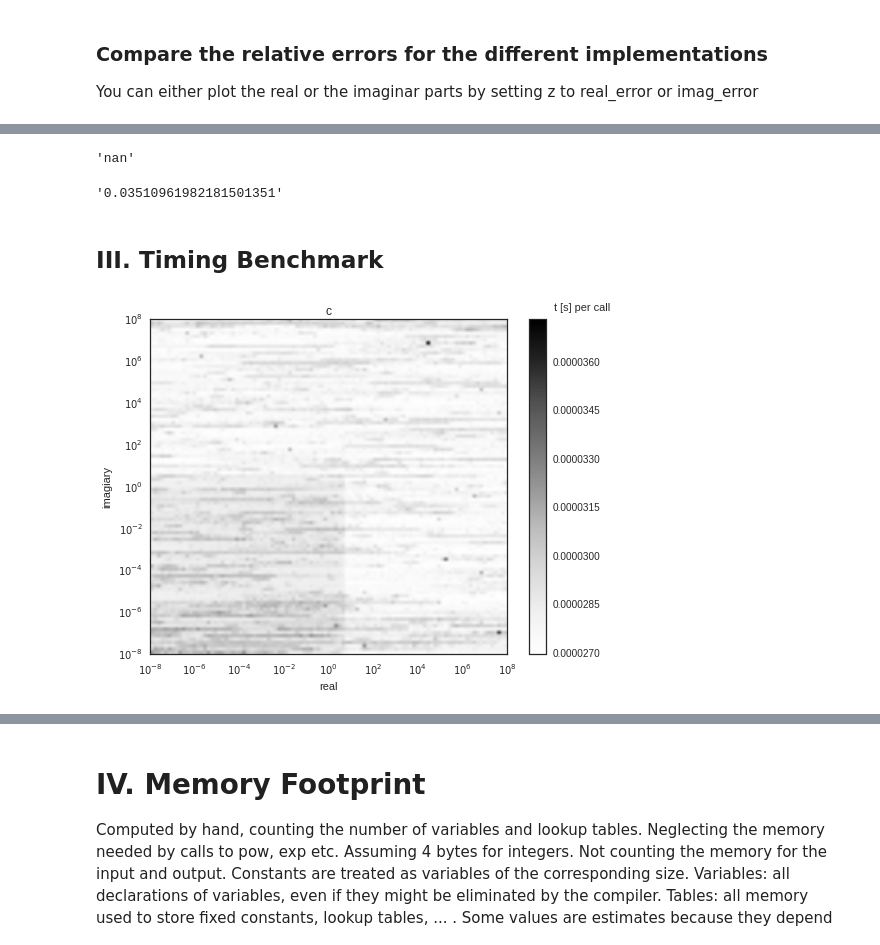
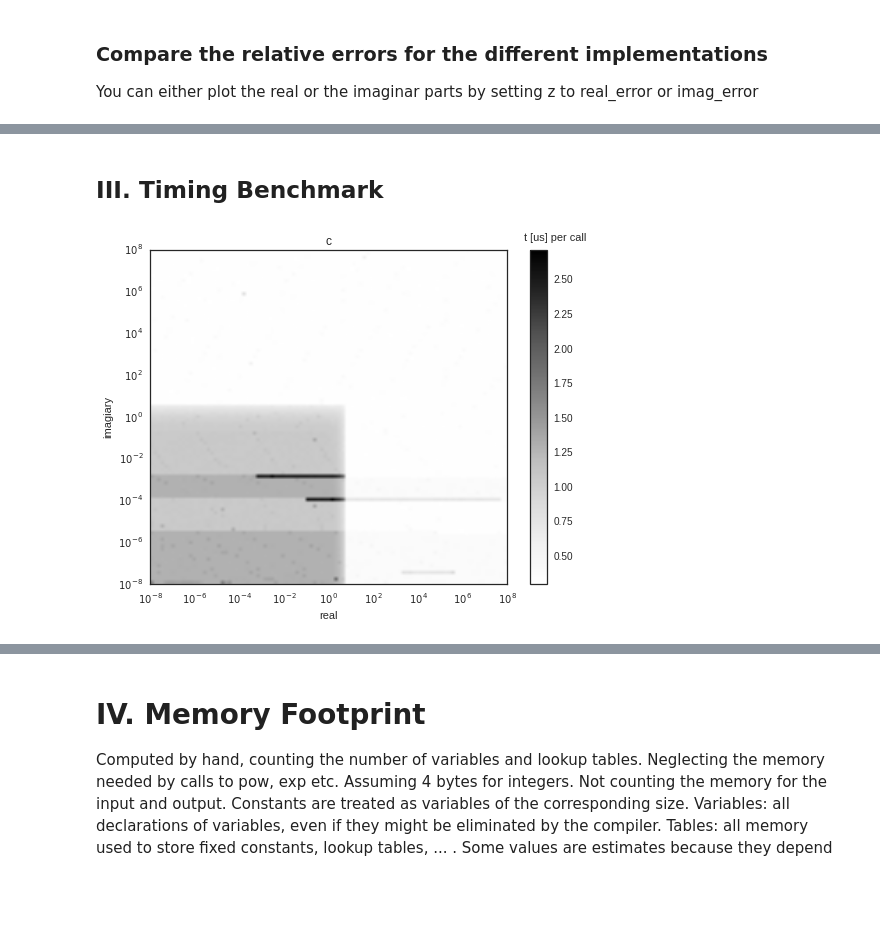
Before and after one commit to martinschwinzerl/faddeevas, a Jupyter notebook: benchmark.ipynb, the cells around one changed output, grey strips where cells are left out. Drawn from its saved outputs; the diff is of its cells as text; code cells hidden in the pictures; blank space fills up the shorter version.

Commit message:
All plots for accuracy correct now in terms of faddeeva algorithms.
CUDA adapted timing missing yet. Accuracy plots to be improved graphically.

```diff
--- a/benchmark.ipynb
+++ b/benchmark.ipynb
@@ -263,9 +254,9 @@ cpdef tuple wofz_def(np.ndarray[double, ndim=2, mode="c"] in_real,
             wofz(in_real[i, j], in_imag[i, j], &out_real[i, j], &out_imag[i, j])
     return (out_real, out_imag)
 # %%
-from cernlib_root_adapted_dfastimpl import wofz_def
+from cernlib_root_adapted_dfastimpl import wofz_cython
 
-wofz_impl['c-root-adapt-fast'] = wofz_def
+wofz_impl['c-root-adapt-fast'] = wofz_cython
 # %% [markdown]
 ### cernlib-root-adapted -DSINCOS
 # %%
@@ -294,9 +285,9 @@ cpdef tuple wofz_def(np.ndarray[double, ndim=2, mode="c"] in_real,
             wofz(in_real[i, j], in_imag[i, j], &out_real[i, j], &out_imag[i, j])
     return (out_real, out_imag)
 # %%
-from cernlib_root_adapted_dsincos import wofz_def
+from cernlib_root_adapted_dsincos import wofz_cython
 
-wofz_impl['c-root-adapt-sincos'] = wofz_def
+wofz_impl['c-root-adapt-sincos'] = wofz_cython
 # %% [markdown]
 ## II. Accuracy Benchmark
 # %% [markdown]
@@ -379,2 +370,0 @@ for implementation, function in wofz_impl.iteritems():
-# %%
-a, b = np.atleast_2d(800.), np.atleast_2d(900.)
@@ -384,17 +371,10 @@ res_mp = wofz_impl['mp'](a, b)
-# %%
-"%.20f"%res_cra[0]
-# %% [output]
-'nan'
-# %%
-"%.20f"%res_mp[0]
-# %% [output]
-'0.03510961982181501351'
 # %% [markdown]
 ## III. Timing Benchmark
 # %%
 def plot_timing(x,y,z, title):
     fig, ax = plt.subplots(figsize=(8,6))
     z = np.clip(a=z, a_min=1e-17, a_max=1e0)
+    z *= 1e6 # make us out of s
     im  = ax.imshow(
                    z.astype(np.float64),
                    origin="bottom",extent=[exp_min,exp_max,exp_min,exp_max],aspect='auto',
@@ -403,7 +383,7 @@ def plot_timing(x,y,z, title):
 
     # Plot look: axes, title, ticks, ...
     cbar = plt.colorbar(im)
-    cbar.set_label('t [s] per call', labelpad=-18, y=1.05, rotation=0)
+    cbar.set_label('t [us] per call', labelpad=-18, y=1.05, rotation=0)
     ax.set_title(title)
     ax.set_xlabel('real')
     ax.set_ylabel('imagiary')
@@ -414,33 +394,32 @@ def plot_timing(x,y,z, title):
 # %%
 exp_min = -8
 exp_max = 8
 
 r = 10**np.linspace(exp_min, exp_max, 101)
 x, y = np.meshgrid(r, r)
 
-
 def dummy(a,b):
     pass
 
-def timeit(x,y, function, nrep_timing=3, n_entries_array=50):
-    '''Time the implementation on the arrays x,y = x +iy'''
-    T = np.zeros(x.shape)
-    timings = np.zeros(nrep_timing)
+def timeit(x,y, function, ones_array, nrep_timing=3, n_entries_array=50, Timer=Timer):
+    '''Time the implementation on the arrays x,y = x + iy'''
+    T = np.zeros_like(x)
+    timings = np.zeros(nrep_timing, dtype=np.float32)
     for el in xrange(len(x)):
         for el2 in xrange(len(x[0])):
-            xx = np.ones(n_entries_array)*x[el][el2]
-            yy = np.ones(n_entries_array)*y[el][el2]
+            xx = ones_array * x[el][el2]
+            yy = ones_array * y[el][el2]
             for i in xrange(nrep_timing):
                 with Timer() as t:
                     wr, wi = function(xx, yy)
                 timings[i] = t.interval_s
-            T[el,el2] = np.mean(timings)/n_entries_array
+            T[el,el2] = np.median(timings)/n_entries_array
             dummy(wr,wi) # use wr, wi, otherwise they might get optimized away
     return T
 if test is True:
     fn = wofz_impl['c']
-    z = timeit(x,y, fn)
+    z = timeit(x,y, fn, np.ones((1,50), dtype=np.float64))
     plot_timing(x,y,z, 'c')
 # %% [output]
-[figure, old version]
+[figure, new version]
 # %%
```
Also changed, not shown: parts of 26 cells of this notebook.
